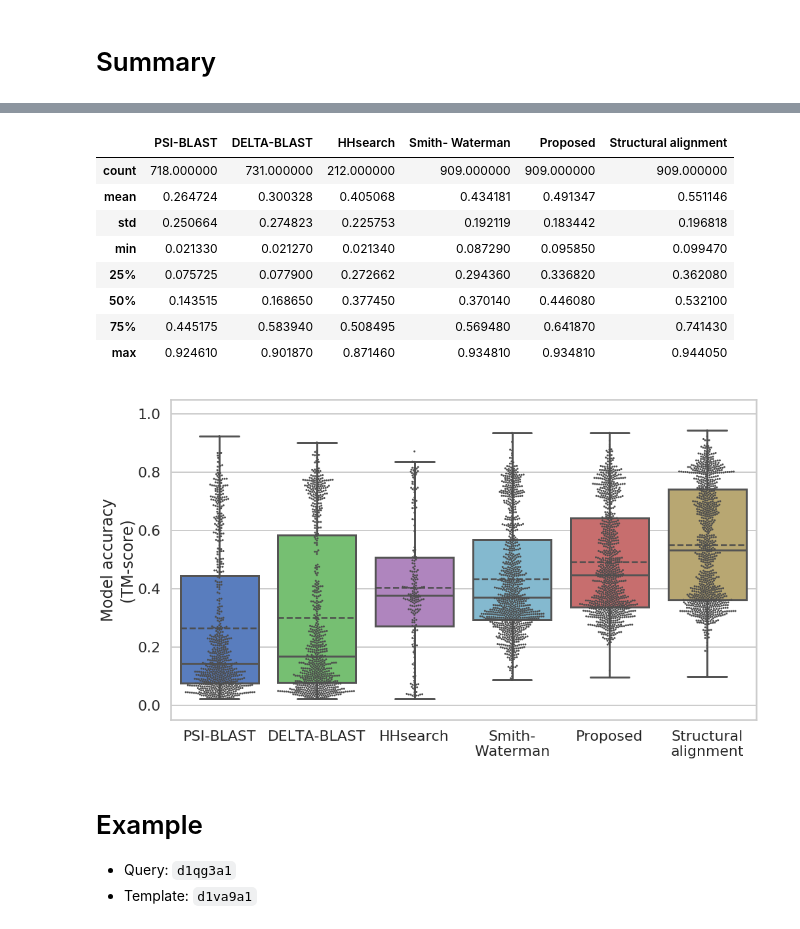
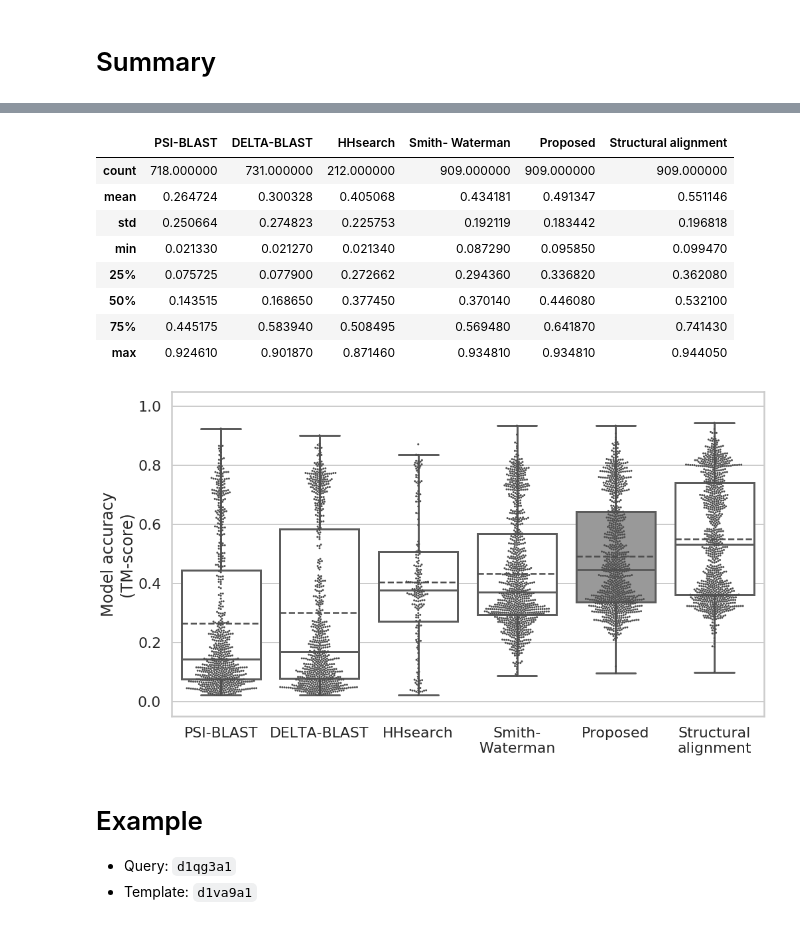
Before and after one commit to shuichiro-makigaki/exmachina, a Jupyter notebook: contrib/evaluation.ipynb, the cells around one changed output, grey strips where cells are left out. Cells and saved outputs as stored; diff of their text form; code cells hidden in the pictures.

```diff
--- a/contrib/evaluation.ipynb
+++ b/contrib/evaluation.ipynb
@@ -290,6 +290,16 @@ pal = seaborn.color_palette([
     (0.8392156862745098, 0.37254901960784315, 0.37254901960784315), # Proposed
     (0.7686274509803922, 0.6784313725490196, 0.4), # TM-align
 ])
+# For gray scale
+pal = seaborn.color_palette([
+    (1.0, 1.0, 1.0), # PSI-BLAST
+    (1.0, 1.0, 1.0), # DELTA-BLAST
+    (1.0, 1.0, 1.0), # HHsearch
+    (1.0, 1.0, 1.0), # SW
+    (0.6, 0.6, 0.6), # Proposed
+    (1.0, 1.0, 1.0), # TM-align
+])
+
 scop_root = Scop(dir_path='../data/train', version='1.75')
 test_domain = np.load('../data/test_domain_ids.npy')
 scop40 = SeqIO.index('../data/train/astral-scopdom-seqres-gd-sel-gs-bib-40-1.75.fa', 'fasta')
@@ -348,36 +358,39 @@ for query in tqdm(test_domain):
         tmalign = TMalignCommandLine(f'../data/evaluation/tmalign/{query}/{template}.pdb',
                                      f'../data/train/pdbstyle-1.75/{query[2:4]}/{query}.ent')
         tmalign.run()
         if tmalign.tmscore is None:
             continue
         result_d[key].append(tmalign.tmscore[1])
 
 result_df = pandas.DataFrame.from_dict(result_d, orient='index')
 result_df = result_df.transpose()
 display(result_df.describe())
 
 seaborn.set_context('poster')
 seaborn.set_style('whitegrid')
 fig, ax = pyplot.subplots(figsize=(16, 9))
 ax.set_ylabel('Model accuracy\n(TM-score)')
 ax.set_ylim(bottom=-0.05, top=1.05)
+seaborn.swarmplot(data=result_df, ax=ax, color='.3', size=3, linewidth=0)
+# seaborn.boxplot(data=result_df, ax=ax, showmeans=True, meanline=True, showfliers=False,
+#                 palette=pal, meanprops={'color': '.1', 'linewidth': 2.5},
+#                 flierprops={'markersize': 8, 'marker': 'x', 'markerfacecolor': '.1', 'markeredgewidth': 1.2})
 seaborn.boxplot(data=result_df, ax=ax, showmeans=True, meanline=True, showfliers=False,
                 palette=pal, meanprops={'color': '.3', 'linewidth': 2.5},
-                flierprops={'markersize': 8, 'marker': 'x', 'markerfacecolor': '.3', 'markeredgewidth': 1.3})
-seaborn.swarmplot(data=result_df, ax=ax, color='.3', size=3, linewidth=0)
+                flierprops={'markersize': 8, 'marker': 'x', 'markeredgewidth': 1.2})
 fig.savefig('boxplot_domain_pairs_tmscore.pdf', bbox_inches='tight', pad_inches = 0)
 # %% [output]
 [interactive output not drawn]
 |  | PSI-BLAST | DELTA-BLAST | HHsearch | Smith- Waterman | Proposed | Structural alignment |
 | count | 718.000000 | 731.000000 | 212.000000 | 909.000000 | 909.000000 | 909.000000 |
 | mean | 0.264724 | 0.300328 | 0.405068 | 0.434181 | 0.491347 | 0.551146 |
 | std | 0.250664 | 0.274823 | 0.225753 | 0.192119 | 0.183442 | 0.196818 |
 | min | 0.021330 | 0.021270 | 0.021340 | 0.087290 | 0.095850 | 0.099470 |
 | 25% | 0.075725 | 0.077900 | 0.272662 | 0.294360 | 0.336820 | 0.362080 |
 | 50% | 0.143515 | 0.168650 | 0.377450 | 0.370140 | 0.446080 | 0.532100 |
 | 75% | 0.445175 | 0.583940 | 0.508495 | 0.569480 | 0.641870 | 0.741430 |
 | max | 0.924610 | 0.901870 | 0.871460 | 0.934810 | 0.934810 | 0.944050 |
-[figure, old version]
+[figure, new version]
 # %% [markdown]
 # Example
 
```
Also changed, not shown: 3 other files.
